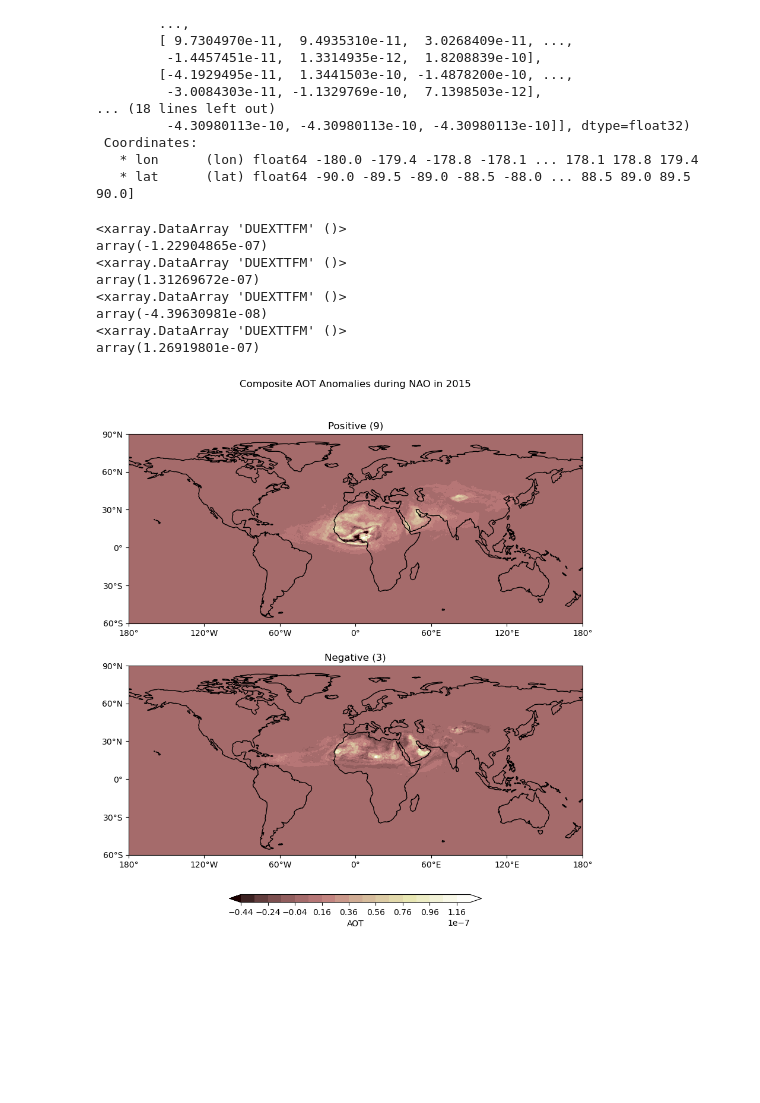
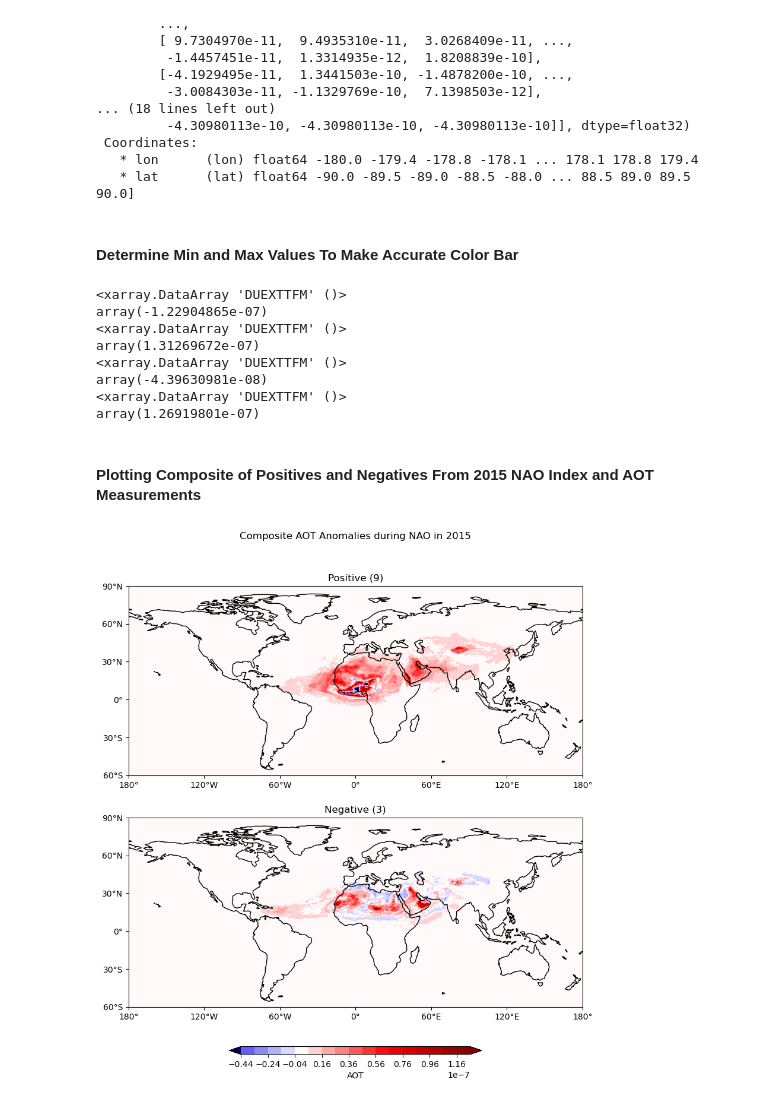
Before and after one commit to bearlyonline/hw3clim680, a Jupyter notebook: hw3clim680.ipynb, the cells around one changed output. Saved outputs shown, nothing was run; the diff lists cells and outputs as text; code cells hidden in the pictures; blank space fills up the shorter version.

```diff
--- a/hw3clim680.ipynb
+++ b/hw3clim680.ipynb
@@ -194,6 +208,8 @@ Coordinates:
  Coordinates:
    * lon      (lon) float64 -180.0 -179.4 -178.8 -178.1 ... 178.1 178.8 179.4
    * lat      (lat) float64 -90.0 -89.5 -89.0 -88.5 -88.0 ... 88.5 89.0 89.5 90.0]
+# %% [markdown]
+#### Determine Min and Max Values To Make Accurate Color Bar
 # %%
 print(positive_nao.min())
 print(positive_nao.max())
@@ -208,6 +224,8 @@ array(1.31269672e-07)
 array(-4.39630981e-08)
 <xarray.DataArray 'DUEXTTFM' ()>
 array(1.26919801e-07)
+# %% [markdown]
+#### Plotting Composite of Positives and Negatives From 2015 NAO Index and AOT Measurements
 # %%
 labels=['Positive','Negative']
 clevs = np.arange(-4.39630981E-08,1.31269672E-07,1E-8)
@@ -233,7 +251,7 @@ for i,enso in enumerate(comp_nao):
         # Contour plot
         cs=axs[i].contourf(lons,comp_nao[i]['lat'],data,clevs,
                           transform = ccrs.PlateCarree(),
-                          cmap='pink',extend='both')
+                          cmap='seismic',extend='both', vmin=-max(abs(clevs)), vmax=max(abs(clevs)))
 
          # Set latitude limits to exclude Antarctica
         axs[i].set_ylim(-60, 90)
@@ -242,31 +260,32 @@ for i,enso in enumerate(comp_nao):
         axs[i].set_xticks(np.arange(-180,181,60), crs=ccrs.PlateCarree())
         lon_formatter = cticker.LongitudeFormatter()
         axs[i].xaxis.set_major_formatter(lon_formatter)
 
         # Latitude labels
         axs[i].set_yticks(np.arange(-60,91,30), crs=ccrs.PlateCarree())
         lat_formatter = cticker.LatitudeFormatter()
         axs[i].yaxis.set_major_formatter(lat_formatter)
 
 
         # Title each subplot with the name of the season
         axs[i].set_title(labels[i]+' ('+str(counts[i])+')')
 
         # Draw the coastines for each subplot
         axs[i].coastlines()
 
 # Adjust the location of the subplots
 # on the page to make room for the colorbar
 fig.subplots_adjust(bottom=0.25, top=0.9, left=0.05, right=0.95,
                     wspace=0.1, hspace=0.2)
 
 # Add a colorbar axis at the bottom of the graphs
 cbar_ax = fig.add_axes([0.25, 0.18, 0.5, 0.012])
 
 # Draw the colorbar
 cbar = fig.colorbar(cs,cax=cbar_ax,orientation='horizontal',label='AOT')
 
+
 # Add a big title at the top
 plt.suptitle('Composite AOT Anomalies during NAO in 2015') ;
 # %% [output]
-[figure, old version]
+[figure, new version]
```
Also changed, not shown: parts of 7 cells of this notebook.
